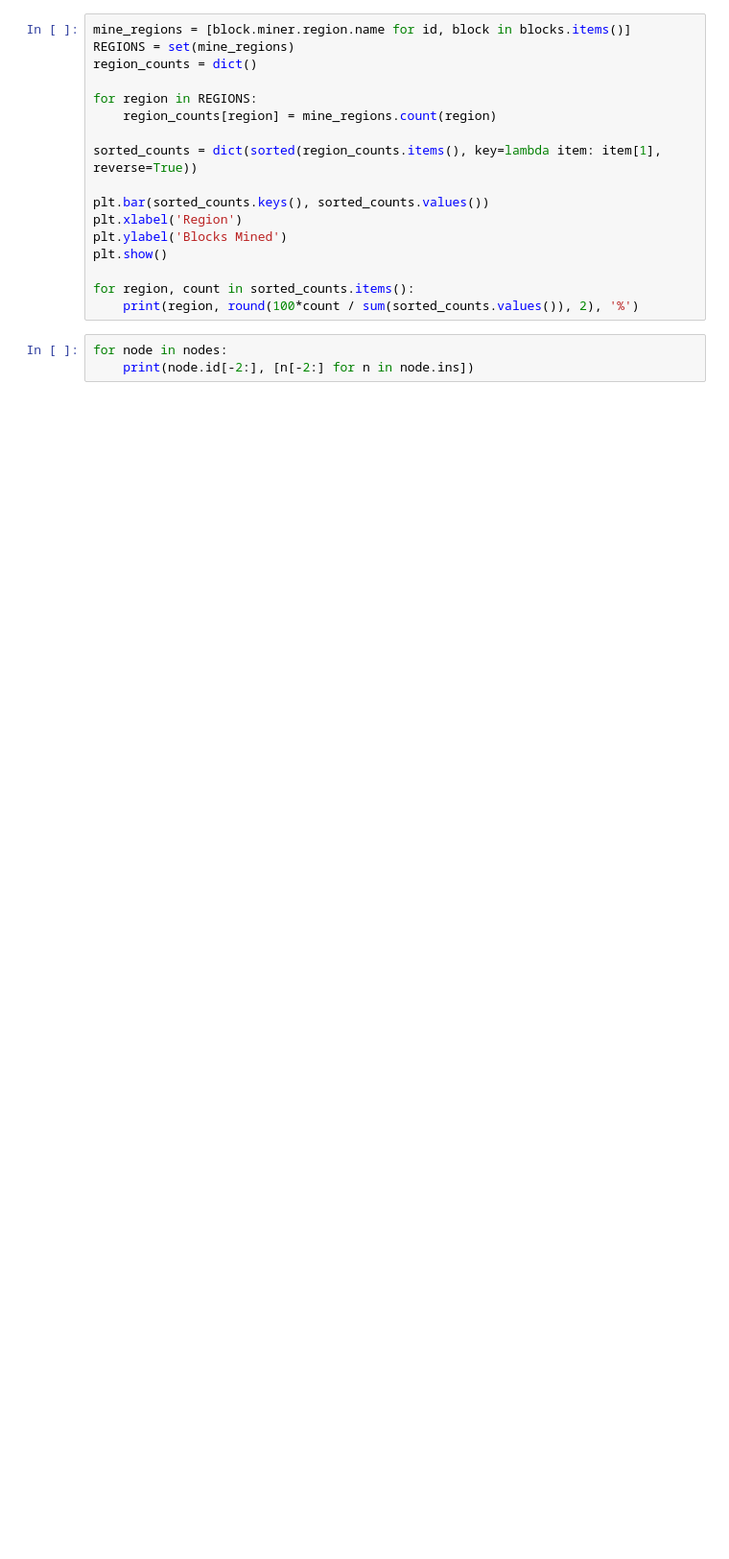
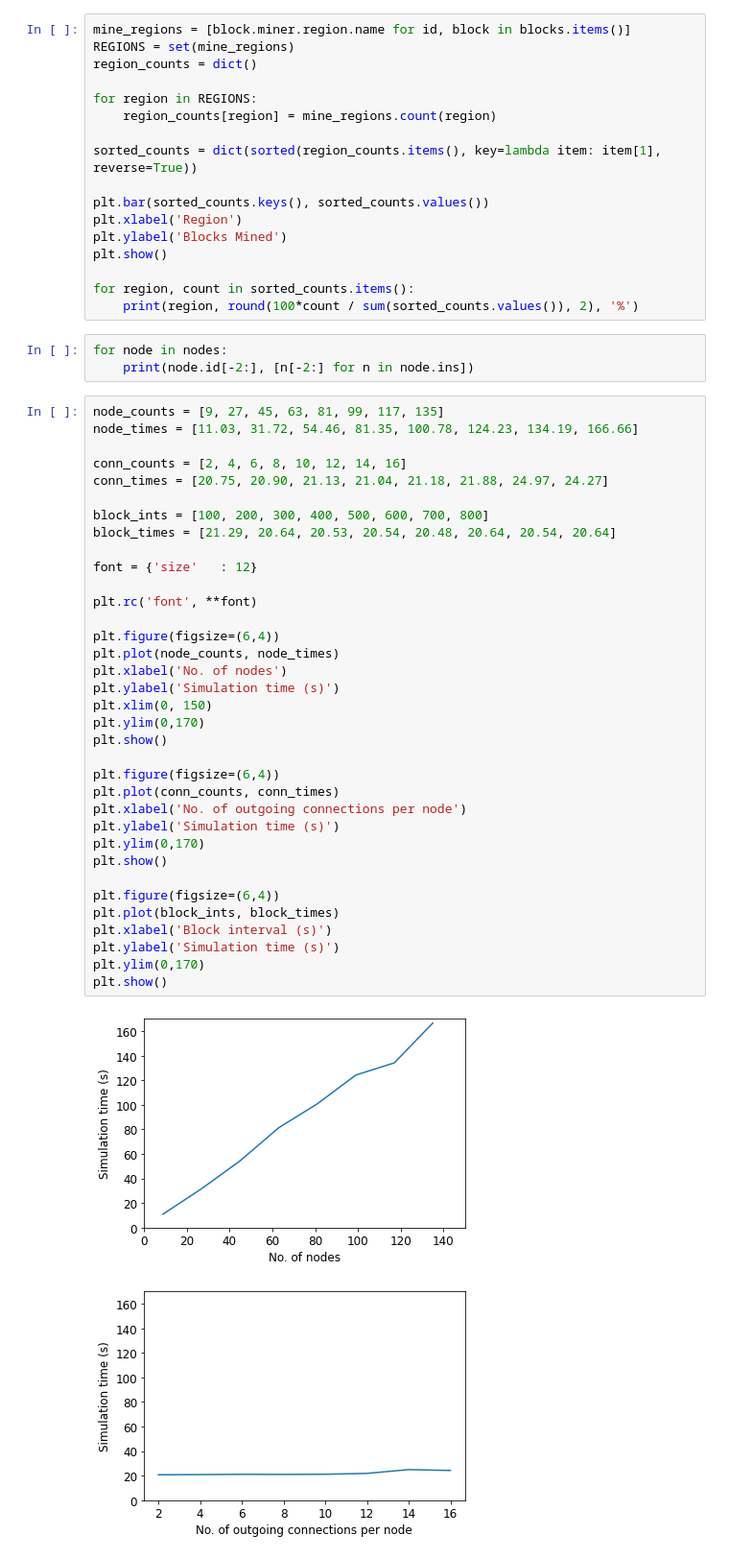
Before and after one commit to ZeligSim/Zelig, a Jupyter notebook: bitcoin/analysis.ipynb, the cells around one changed output. Shown at 96% size. Drawn from its saved outputs; the diff is of its cells as text; blank space fills up the shorter version.

```diff
--- a/bitcoin/analysis.ipynb
+++ b/bitcoin/analysis.ipynb
@@ -70,3 +75,41 @@ for region, count in sorted_counts.items():
 # %%
 for node in nodes:
     print(node.id[-2:], [n[-2:] for n in node.ins])
+# %%
+node_counts = [9, 27, 45, 63, 81, 99, 117, 135]
+node_times = [11.03, 31.72, 54.46, 81.35, 100.78, 124.23, 134.19, 166.66]
+
+conn_counts = [2, 4, 6, 8, 10, 12, 14, 16]
+conn_times = [20.75, 20.90, 21.13, 21.04, 21.18, 21.88, 24.97, 24.27]
+
+block_ints = [100, 200, 300, 400, 500, 600, 700, 800]
+block_times = [21.29, 20.64, 20.53, 20.54, 20.48, 20.64, 20.54, 20.64]
+
+font = {'size'   : 12}
+
+plt.rc('font', **font)
+
+plt.figure(figsize=(6,4))
+plt.plot(node_counts, node_times)
+plt.xlabel('No. of nodes')
+plt.ylabel('Simulation time (s)')
+plt.xlim(0, 150)
+plt.ylim(0,170)
+plt.show()
+
+plt.figure(figsize=(6,4))
+plt.plot(conn_counts, conn_times)
+plt.xlabel('No. of outgoing connections per node')
+plt.ylabel('Simulation time (s)')
+plt.ylim(0,170)
+plt.show()
+
+plt.figure(figsize=(6,4))
+plt.plot(block_ints, block_times)
+plt.xlabel('Block interval (s)')
+plt.ylabel('Simulation time (s)')
+plt.ylim(0,170)
+plt.show()
+# %% [output]
+[figure, added]
+[figure, added]
```
Also changed, not shown: parts of 4 cells of this notebook, 3 other files.
